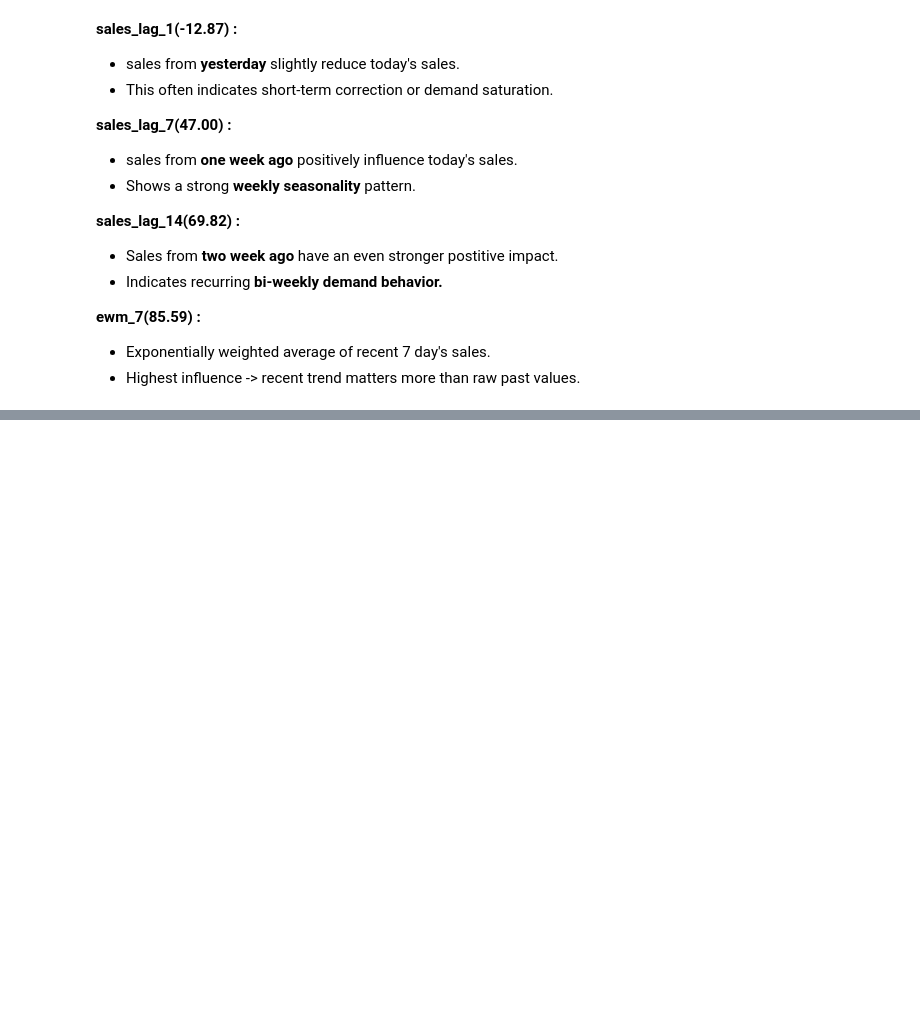
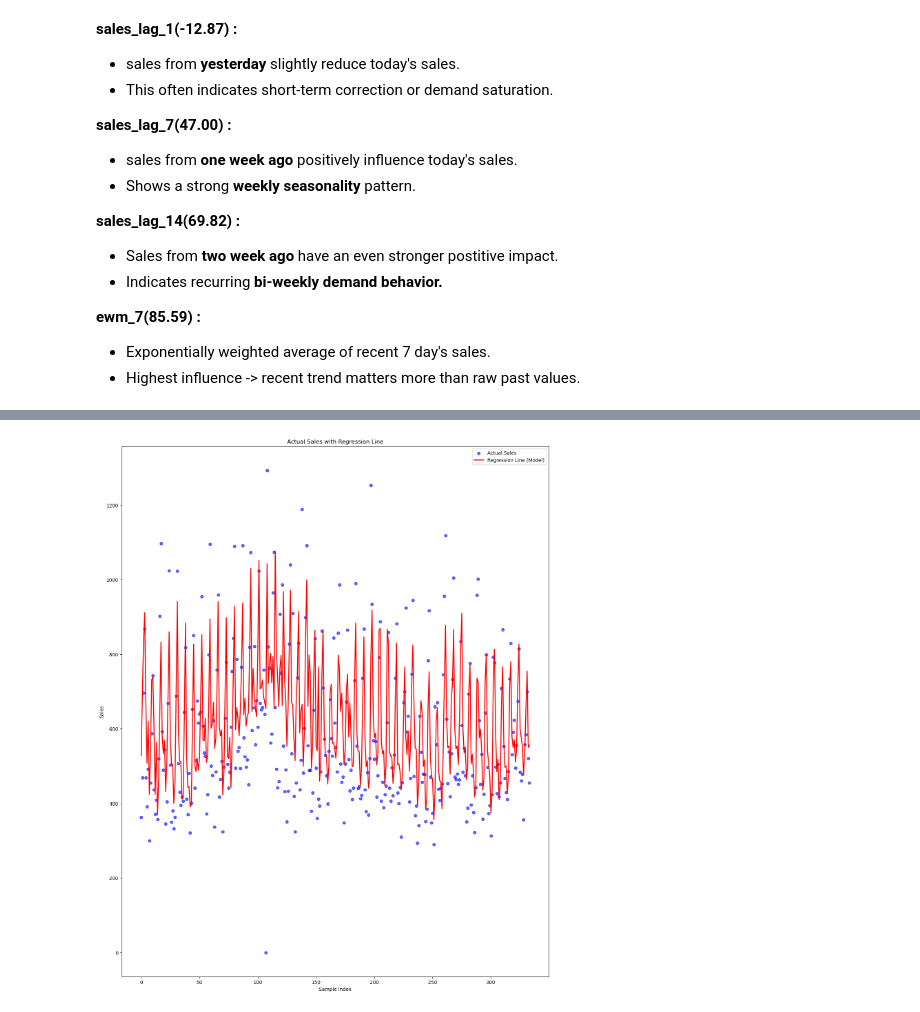
Before and after one commit to Sangam-Basnet/Internboot_projects, a Jupyter notebook: Feature Engineering For Sales Data.ipynb, the cells around one changed output, grey strips where cells are left out. Saved outputs shown, nothing was run; the diff lists cells and outputs as text; code cells hidden in the pictures; blank space fills up the shorter version.

```diff
--- a/Feature Engineering For Sales Data.ipynb
+++ b/Feature Engineering For Sales Data.ipynb
@@ -253,0 +259,18 @@ plt.show()
+# %%
+plt.figure(figsize=(16,20))
+
+# Scatter: actual sales
+plt.scatter(range(len(y_test)), y_test,
+            color='blue', alpha=0.6, label='Actual Sales')
+
+# Line: regression model predictions
+plt.plot(range(len(y_pred)), y_pred,
+         color='red', linewidth=2, label='Regression Line (Model)')
+
+plt.xlabel('Sample Index')
+plt.ylabel('Sales')
+plt.title('Actual Sales with Regression Line')
+plt.legend()
+plt.show()
+# %% [output]
+[figure, added]
```
Also changed, not shown: parts of 6 cells of this notebook.
